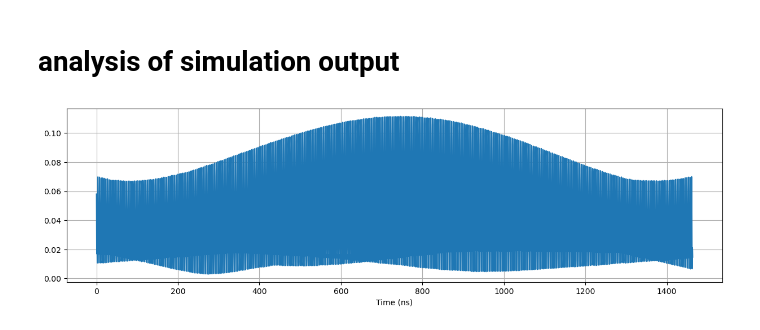
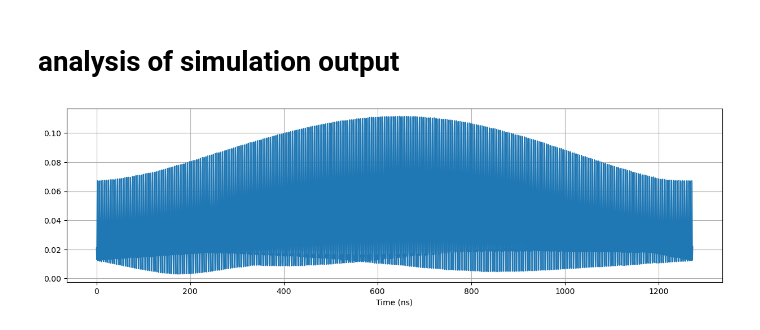
Before and after one commit to slaclab/kek-bpm-rfsoc-dev, a Jupyter notebook: software/notebooks/DiodeWaveform-change-delay.ipynb, the cells around one changed output. Drawn from its saved outputs; the diff is of its cells as text; code cells hidden in the pictures.

```diff
--- a/software/notebooks/DiodeWaveform-change-delay.ipynb
+++ b/software/notebooks/DiodeWaveform-change-delay.ipynb
@@ -155,9 +157,9 @@ simout=[0.058105,0.037354,0.019043,0.016968,0.021301,0.019348,0.01062,0.012207,0
 # %%
-Timesteps=np.arange(0,len(simout))*1000/3054
+Timesteps=np.arange(0,len(simout[304:4192]))*1000/3054
 plt.figure(figsize=(15,4))
-plt.plot(Timesteps,simout)
+plt.plot(Timesteps,simout[304:4192])
 plt.xlabel("Time (ns)")
-#plt.xlim(200,280)
+#plt.xlim(1200,1300)
 plt.grid()
 # %% [output]
-[figure, old version]
+[figure, new version]
```
Also changed, not shown: parts of 6 cells of this notebook, 2 other files.
